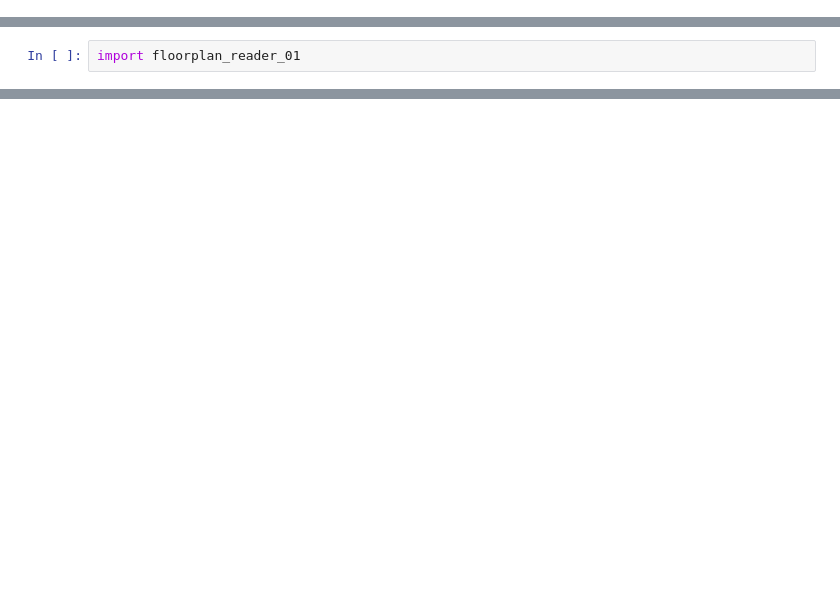
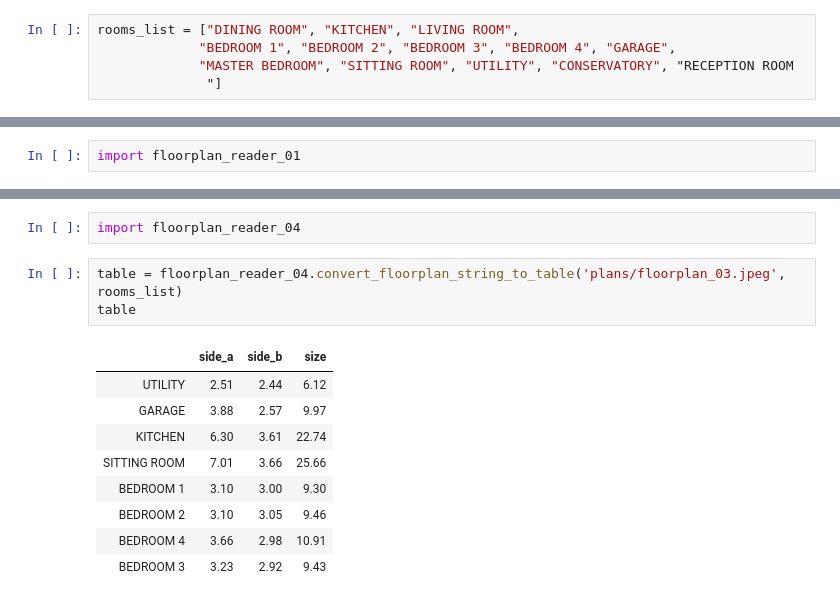
Before and after one commit to MatePocs/floorplan_reader, a Jupyter notebook: floorplan_handler.ipynb, the cells around one changed output, grey strips where cells are left out. Cells and saved outputs as stored; diff of their text form; blank space fills up the shorter version.

```diff
--- a/floorplan_handler.ipynb
+++ b/floorplan_handler.ipynb
@@ -17,2 +14,7 @@ size = []
+# %%
+rooms_list = ["DINING ROOM", "KITCHEN", "LIVING ROOM",
+             "BEDROOM 1", "BEDROOM 2", "BEDROOM 3", "BEDROOM 4", "GARAGE",
+             "MASTER BEDROOM", "SITTING ROOM", "UTILITY", "CONSERVATORY", "RECEPTION ROOM
+              "]
 # %%
 room_sides_regex = re.compile('[0-9][.][0-9][0-9][M]\s[X]\s[0-9][.][0-9][0-9][M]')
@@ -66,0 +154,15 @@ table
+# %%
+import floorplan_reader_04
+# %%
+table = floorplan_reader_04.convert_floorplan_string_to_table('plans/floorplan_03.jpeg', rooms_list)
+table
+# %% [output]
+|  | side_a | side_b | size |
+| UTILITY | 2.51 | 2.44 | 6.12 |
+| GARAGE | 3.88 | 2.57 | 9.97 |
+| KITCHEN | 6.30 | 3.61 | 22.74 |
+| SITTING ROOM | 7.01 | 3.66 | 25.66 |
+| BEDROOM 1 | 3.10 | 3.00 | 9.30 |
+| BEDROOM 2 | 3.10 | 3.05 | 9.46 |
+| BEDROOM 4 | 3.66 | 2.98 | 10.91 |
+| BEDROOM 3 | 3.23 | 2.92 | 9.43 |
```
Also changed, not shown: parts of 17 cells of this notebook.
